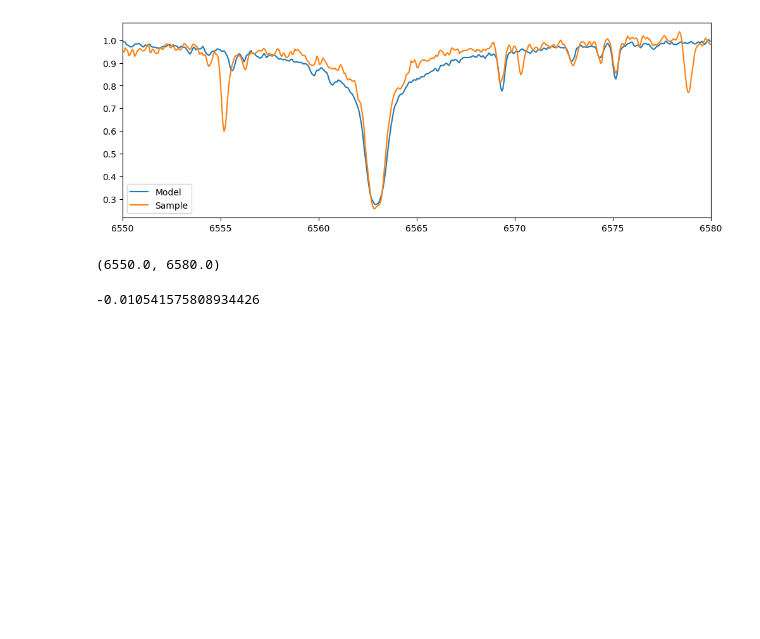
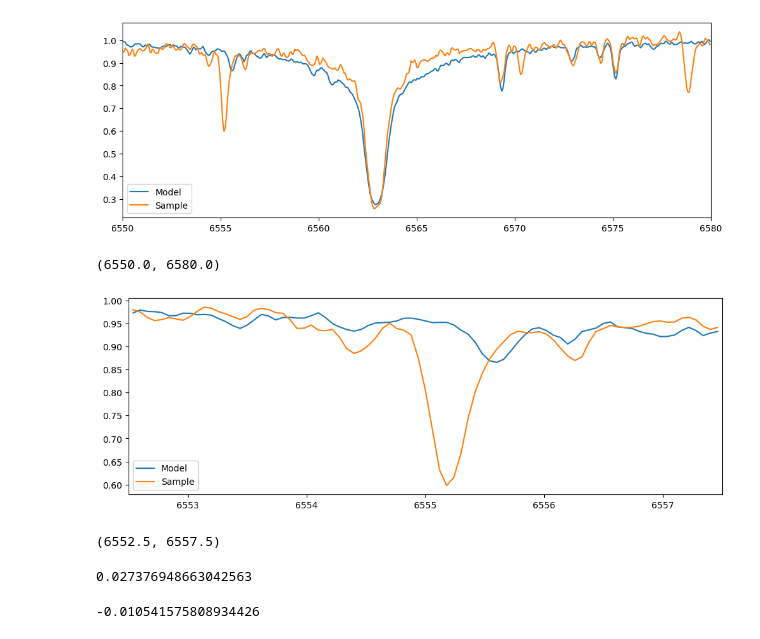
Before and after one commit to PravNJ/galah-file-read-test, a Jupyter notebook: run-locally-2.ipynb, the cells around one changed output. Drawn from its saved outputs; the diff is of its cells as text; code cells hidden in the pictures; blank space fills up the shorter version.

```diff
--- a/run-locally-2.ipynb
+++ b/run-locally-2.ipynb
@@ -44,6 +44,21 @@ plt.xlim([6550,6580])
 # %% [output]
 [figure]
 (6550.0, 6580.0)
+# %%
+secondary_mask = 6552.5.< wl_grid.< 6557.5;
+# %%
+figure(figsize=(12, 4))
+plot(wl_grid[secondary_mask], A[:,2][secondary_mask], label="Model")
+plot(wl_grid[secondary_mask], resampled_test_spectra[:,1][secondary_mask], label="Sample")
+legend()
+plt.xlim([6552.5,6557.5]) #zoomed in
+# %% [output]
+[figure, added]
+(6552.5, 6557.5)
+# %%
+mean(A[:,2][secondary_mask] - resampled_test_spectra[:,1][secondary_mask]) #higher values are better
+# %% [output]
+0.027376948663042563
 # %%
 mean(A[:,2][line_mask] - resampled_test_spectra[:,1][line_mask])
 # %% [output]
```
